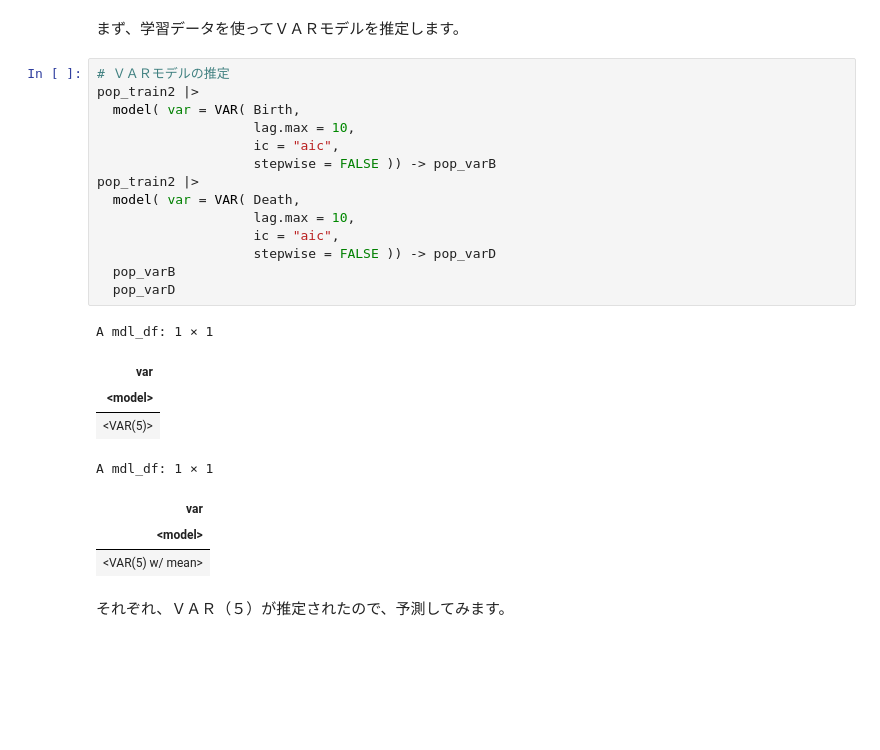
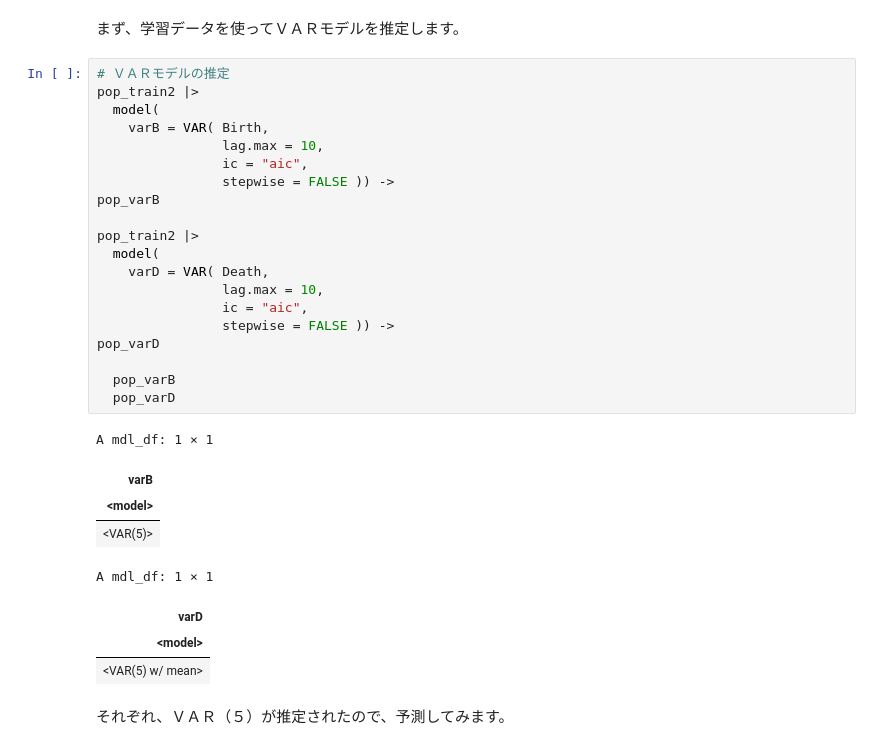
Before and after one commit to u-10bei/Population_Projections, a Jupyter notebook: ipynb/R_VAR_2.ipynb, the cells around one changed output. Cells and saved outputs as stored; diff of their text form; blank space fills up the shorter version.

```diff
--- a/ipynb/R_VAR_2.ipynb
+++ b/ipynb/R_VAR_2.ipynb
@@ -129,24 +138,30 @@ pop_tsibble |> head( n = prow_train2 ) -> pop_train2
 # %%
 # ＶＡＲモデルの推定
 pop_train2 |>
-  model( var = VAR( Birth,
-                    lag.max = 10,
-                    ic = "aic",
-                    stepwise = FALSE )) -> pop_varB
+  model(
+    varB = VAR( Birth,
+                lag.max = 10,
+                ic = "aic",
+                stepwise = FALSE )) ->
+pop_varB
+
 pop_train2 |>
-  model( var = VAR( Death,
-                    lag.max = 10,
-                    ic = "aic",
-                    stepwise = FALSE )) -> pop_varD
+  model(
+    varD = VAR( Death,
+                lag.max = 10,
+                ic = "aic",
+                stepwise = FALSE )) ->
+pop_varD
+
   pop_varB
   pop_varD
 # %% [output]
 A mdl_df: 1 × 1
-| var |
+| varB |
 | <model> |
 | <VAR(5)> |
 A mdl_df: 1 × 1
-| var |
+| varD |
 | <model> |
 | <VAR(5) w/ mean> |
 # %% [markdown]
```
Also changed, not shown: parts of 7 cells of this notebook.
